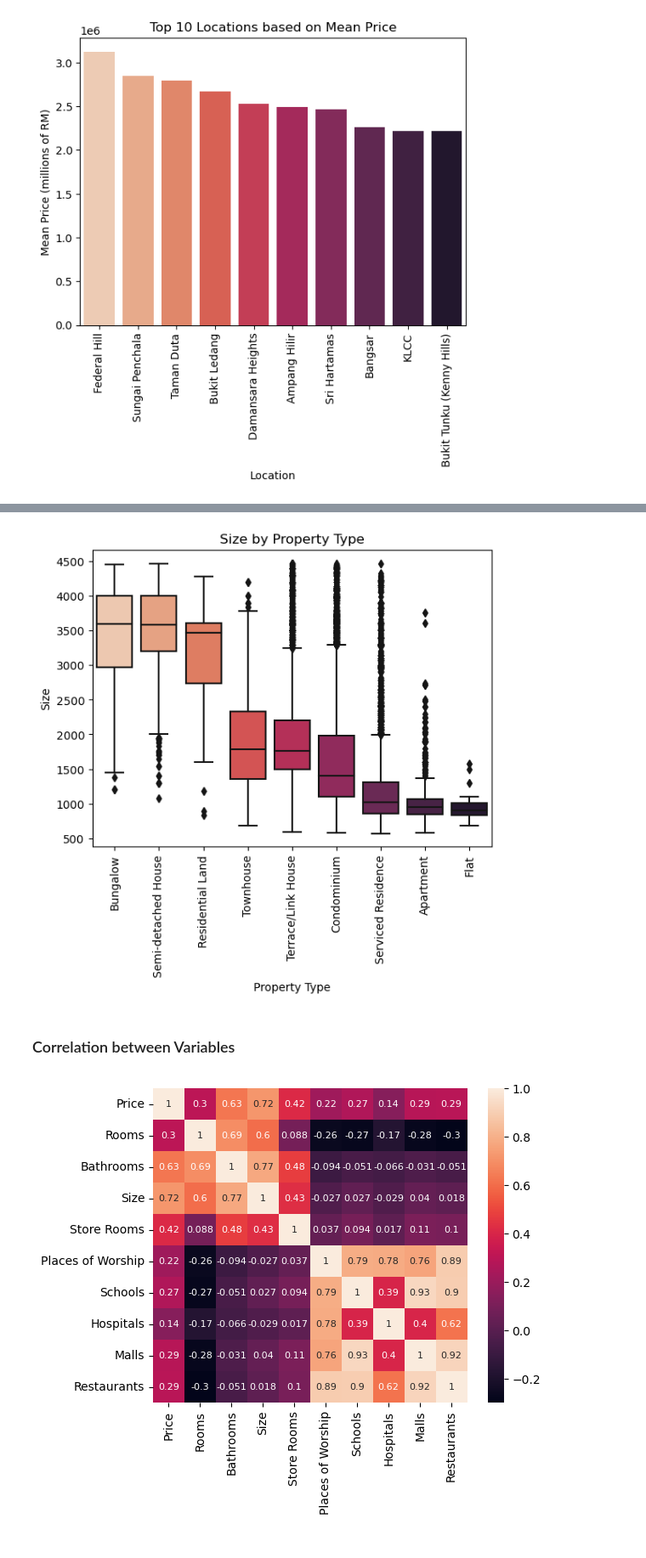
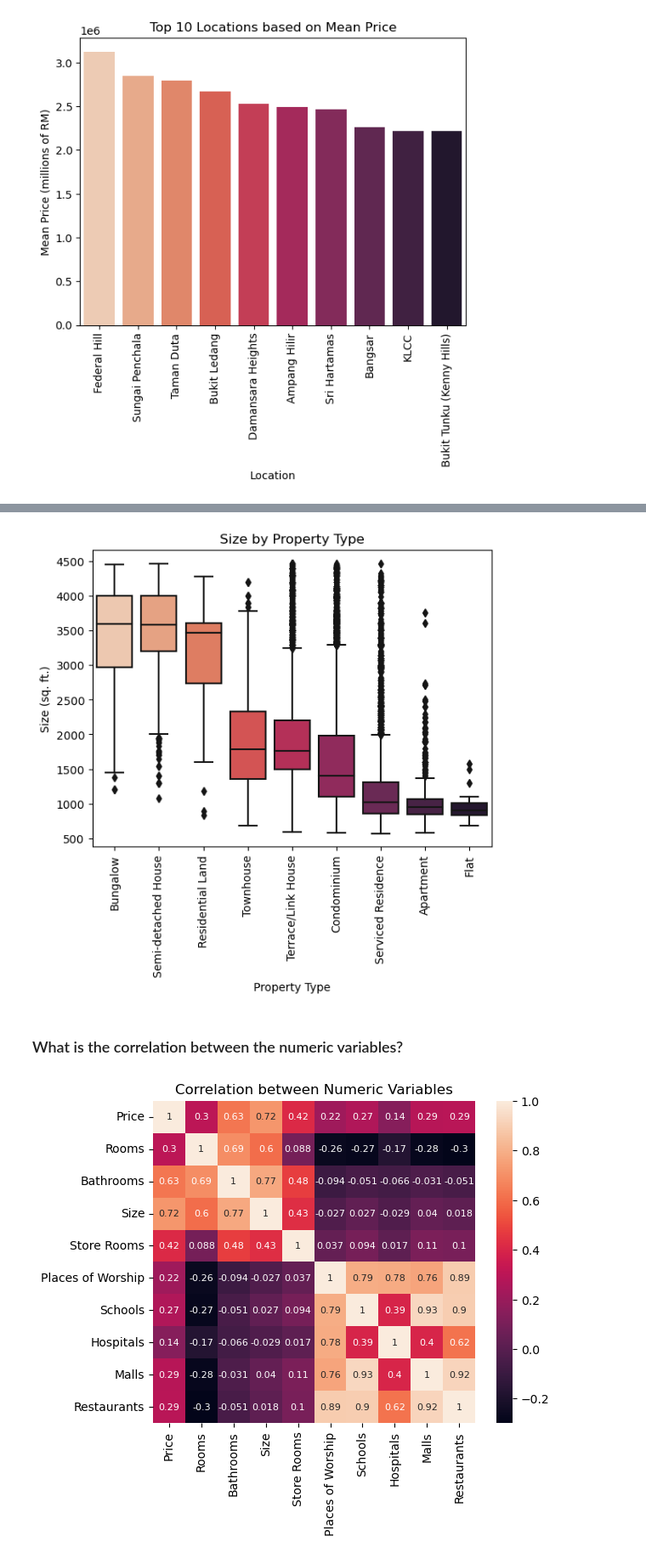
Before and after one commit to GanKaiFeng1999/Capstone_2, a Jupyter notebook: Capstone 2 EDA.ipynb, the cells around one changed output, grey strips where cells are left out. Shown at 85% size. Drawn from its saved outputs; the diff is of its cells as text; code cells hidden in the pictures.

```diff
--- a/Capstone 2 EDA.ipynb
+++ b/Capstone 2 EDA.ipynb
@@ -120,17 +120,19 @@ sns.boxplot(x=df['Property Type'], y=df['Size'], order=order,\
 plt.xticks(rotation=90)
 plt.title('Size by Property Type')
 plt.xlabel('Property Type')
-plt.ylabel('Size')
+plt.ylabel('Size (sq. ft.)')
 plt.show()
 # %% [output]
-[figure, old version]
+[figure, new version]
 # %% [markdown]
-### Correlation between Variables
+### What is the correlation between the numeric variables?
 # %%
 # Plot the correlation
 
 corr = df.corr()
 sns.heatmap(corr, annot=True, vmax=1, square=True, annot_kws={"fontsize":8})
+plt.title('Correlation between Numeric Variables')
+plt.subplots_adjust(top=0.9)
 plt.show()
 # %% [output]
-[figure, old version]
+[figure, new version]
```
Also changed, not shown: parts of 1 cell of this notebook, 2 other files.
